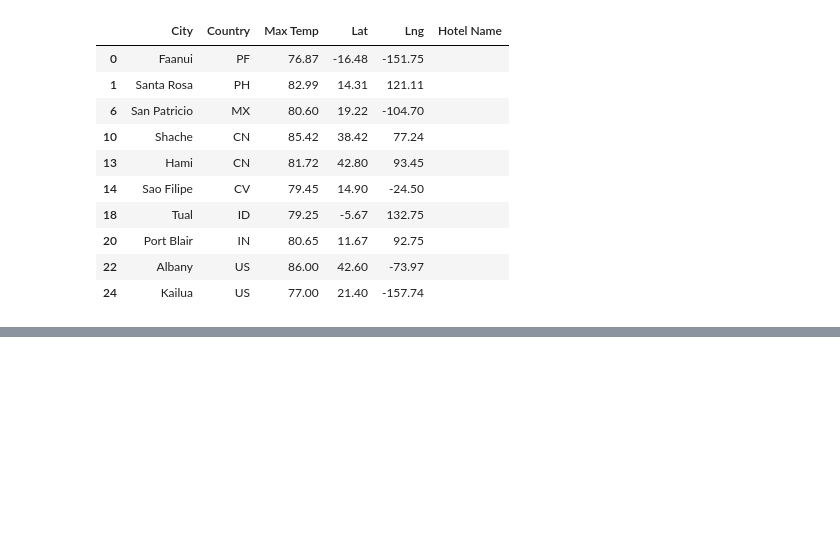
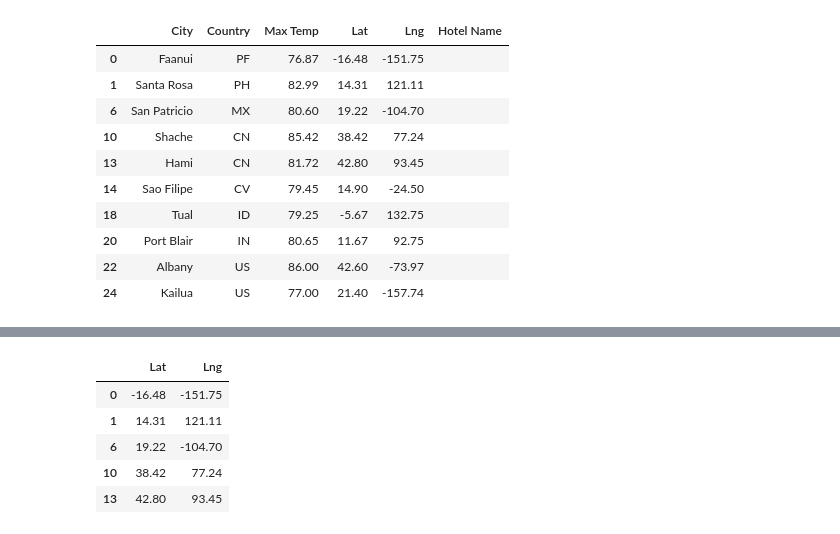
Before and after one commit to mspamelalea/World_Weather_Analysis, a Jupyter notebook: VacationPy.ipynb, the cells around one changed output, grey strips where cells are left out. Saved outputs shown, nothing was run; the diff lists cells and outputs as text; code cells hidden in the pictures; blank space fills up the shorter version.

Commit message:
Add heat map with markers for hotels near city

```diff
--- a/VacationPy.ipynb
+++ b/VacationPy.ipynb
@@ -271,0 +300,10 @@ hotel_df.head(10)
+# %%
+locations = hotel_df[["Lat", "Lng"]]
+locations.head()
+# %% [output]
+|  | Lat | Lng |
+| 0 | -16.48 | -151.75 |
+| 1 | 14.31 | 121.11 |
+| 6 | 19.22 | -104.70 |
+| 10 | 38.42 | 77.24 |
+| 13 | 42.80 | 93.45 |
```
Also changed, not shown: parts of 7 cells of this notebook.
